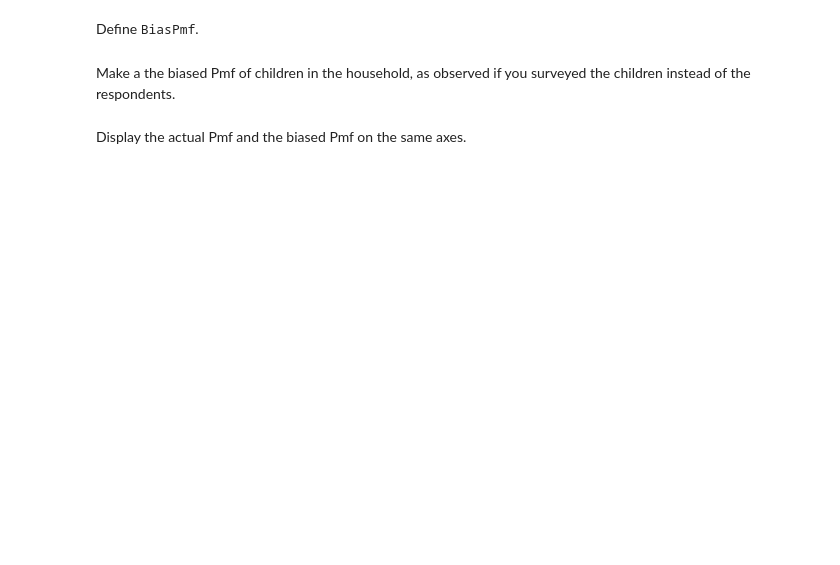
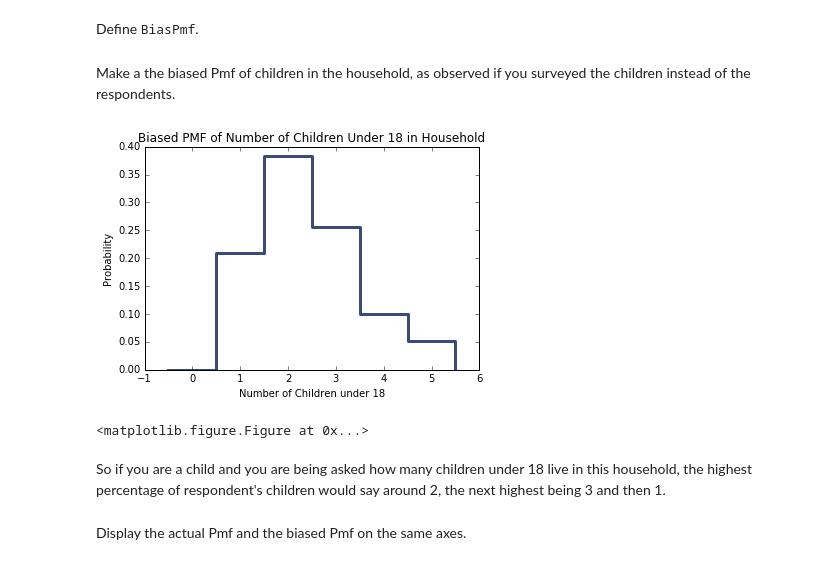
Before and after one commit to paulruvolo/DataScience16, a Jupyter notebook: ThinkStats2/chap03ex.ipynb, the cells around one changed output. Cells and saved outputs as stored; diff of their text form; code cells hidden in the pictures; blank space fills up the shorter version.

```diff
--- a/ThinkStats2/chap03ex.ipynb
+++ b/ThinkStats2/chap03ex.ipynb
@@ -40,5 +60,16 @@ def BiasPmf(pmf, label=''):
     return new_pmf
 # %% [markdown]
 Make a the biased Pmf of children in the household, as observed if you surveyed the children instead of the respondents.
+# %%
+biasedPmf = BiasPmf(pmf)
+thinkplot.Pmf(biasedPmf)
+thinkplot.Config(xlabel='Number of Children under 18', ylabel='Probability',
+                 title='Biased PMF of Number of Children Under 18 in Household')
+thinkplot.show()
+# %% [output]
+[figure, added]
+<matplotlib.figure.Figure at 0x...>
+# %% [markdown]
+So if you are a child and you are being asked how many children under 18 live in this household, the highest percentage of respondent's children would say around 2, the next highest being 3 and then 1.
 # %% [markdown]
 Display the actual Pmf and the biased Pmf on the same axes.
```
Also changed, not shown: parts of 12 cells of this notebook.
